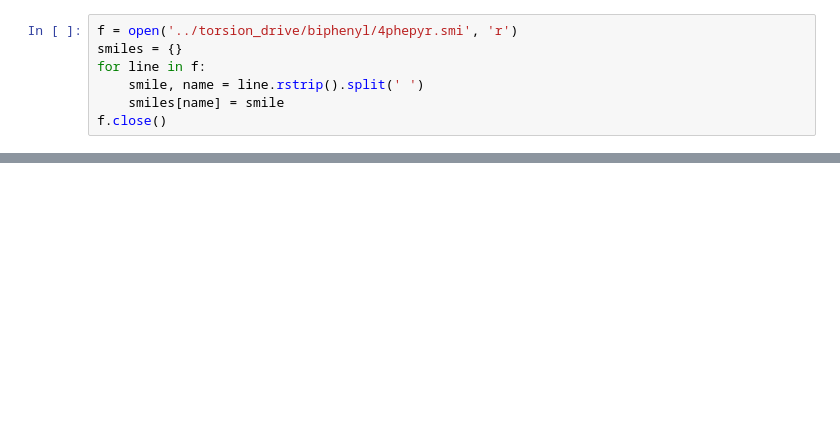
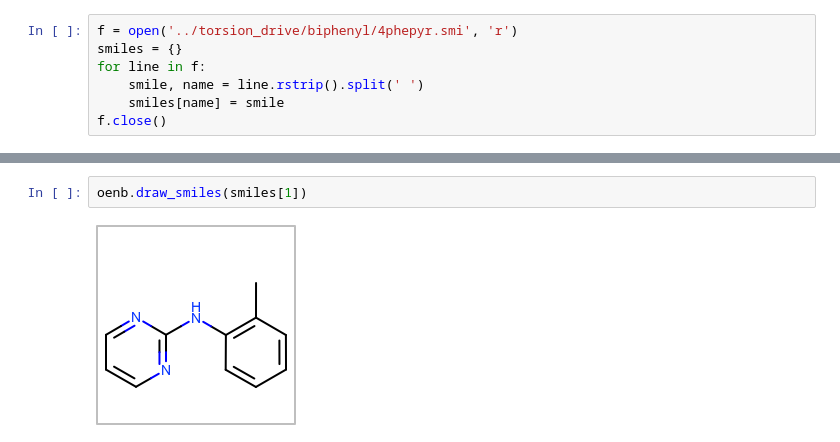
Before and after one commit to choderalab/torsionfit_examples, a Jupyter notebook: fragmentation/Fragmentation_prototyping.ipynb, the cells around one changed output, grey strips where cells are left out. Saved outputs shown, nothing was run; the diff lists cells and outputs as text; blank space fills up the shorter version.

```diff
--- a/fragmentation/Fragmentation_prototyping.ipynb
+++ b/fragmentation/Fragmentation_prototyping.ipynb
@@ -132,0 +321,4 @@ Warning: OEWriteReport() Cannot write empty report!
+# %%
+oenb.draw_smiles(smiles[1])
+# %% [output]
+[figure, added]
```
Also changed, not shown: parts of 38 cells of this notebook, 8 other files.
